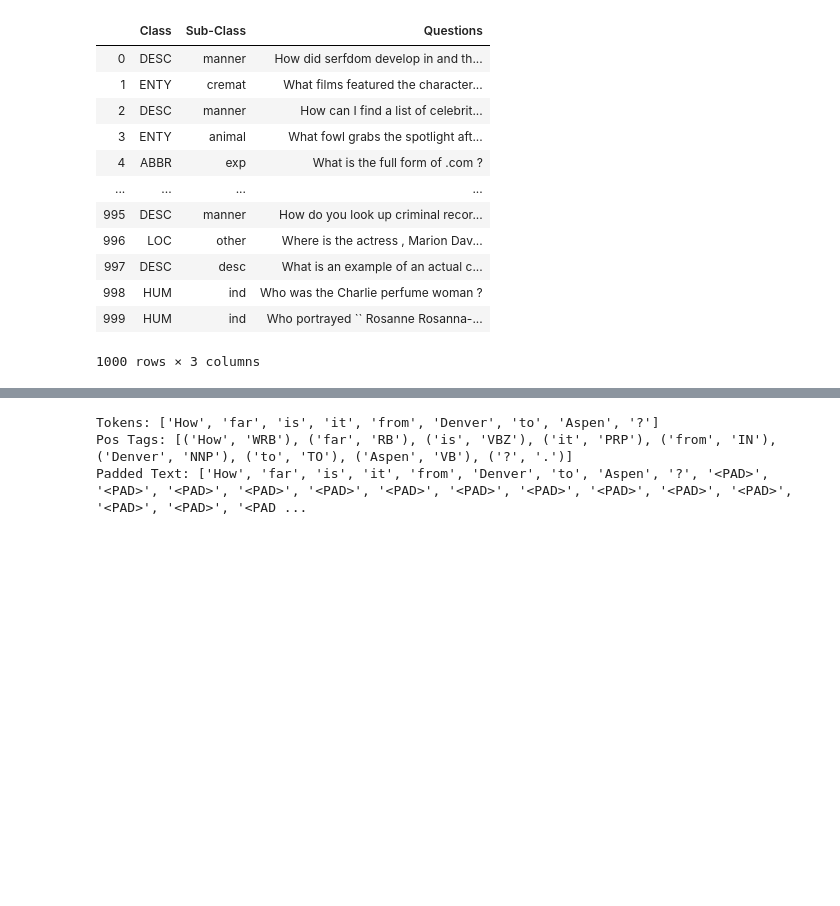
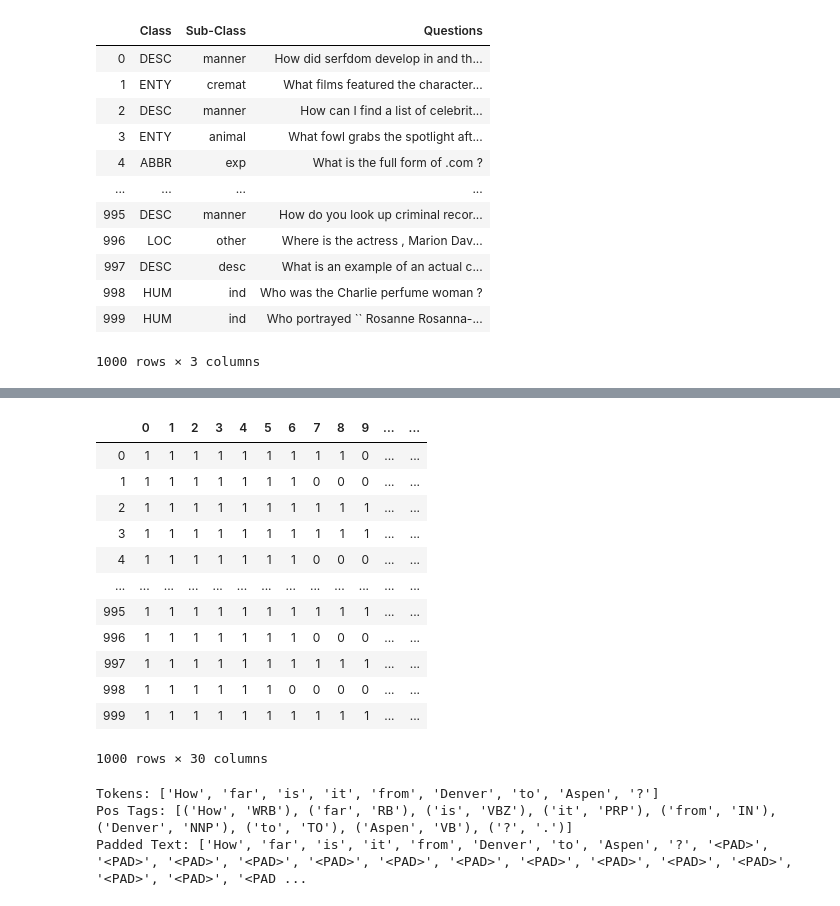
Before and after one commit to akshaynayanravi/factoid_questions_classification, a Jupyter notebook: factoid_questions_classification.ipynb, the cells around one changed output, grey strips where cells are left out. Saved outputs shown, nothing was run; the diff lists cells and outputs as text; code cells hidden in the pictures; blank space fills up the shorter version.

```diff
--- a/factoid_questions_classification.ipynb
+++ b/factoid_questions_classification.ipynb
@@ -53,0 +118,13 @@ data
+# %%
+postagged = [pos_tag(tok) for tok in toks]
+
+pos_tagss = []
+
+for i in range(len(postagged)):
+    postagged[i]
+    tags = []
+    for j in range(len(postagged[i])):
+        tags.append(postagged[i][j][1])
+    pos_tagss.append(tags)
+
+pos_tagss
@@ -53,0 +149,9 @@ data
+# %%
+tags_shape = []
+
+for pos_tags in pos_tagss:
+    temp = len(pos_tags)
+
+    tags_shape.append(temp)
+
+max(tags_shape)
@@ -53,0 +160,7 @@ data
+# %%
+def sequence_to_2d_pos_tags(pos_tags):
+    tags = pos_tags+["<PAD>"]*(30-len(pos_tags)) if len(pos_tags) < 30 else pos_tags
+
+    return [
+        0 if tag == "<PAD>" else (1 if tag != "<PAD>" else 0) for tag in tags
+    ]
@@ -53,0 +178,3 @@ data
+# %%
+features_1 = np.array([sequence_to_2d_pos_tags(pos_tags) for pos_tags in pos_tagss])
+features_1
@@ -54,3 +189,21 @@ data
+# %%
+features = pd.DataFrame(features_1)
+
+features
+# %% [output]
+|  | 0 | 1 | 2 | 3 | 4 | 5 | 6 | 7 | 8 | 9 | ... | ... |
+| 0 | 1 | 1 | 1 | 1 | 1 | 1 | 1 | 1 | 1 | 0 | ... | ... |
+| 1 | 1 | 1 | 1 | 1 | 1 | 1 | 1 | 0 | 0 | 0 | ... | ... |
+| 2 | 1 | 1 | 1 | 1 | 1 | 1 | 1 | 1 | 1 | 1 | ... | ... |
+| 3 | 1 | 1 | 1 | 1 | 1 | 1 | 1 | 1 | 1 | 1 | ... | ... |
+| 4 | 1 | 1 | 1 | 1 | 1 | 1 | 1 | 0 | 0 | 0 | ... | ... |
+| ... | ... | ... | ... | ... | ... | ... | ... | ... | ... | ... | ... | ... |
+| 995 | 1 | 1 | 1 | 1 | 1 | 1 | 1 | 1 | 1 | 1 | ... | ... |
+| 996 | 1 | 1 | 1 | 1 | 1 | 1 | 1 | 0 | 0 | 0 | ... | ... |
+| 997 | 1 | 1 | 1 | 1 | 1 | 1 | 1 | 1 | 1 | 1 | ... | ... |
+| 998 | 1 | 1 | 1 | 1 | 1 | 1 | 0 | 0 | 0 | 0 | ... | ... |
+| 999 | 1 | 1 | 1 | 1 | 1 | 1 | 1 | 1 | 1 | 1 | ... | ... |
+1000 rows × 30 columns
 # %%
 max_len = 37
 
```
Also changed, not shown: parts of 12 cells of this notebook.
